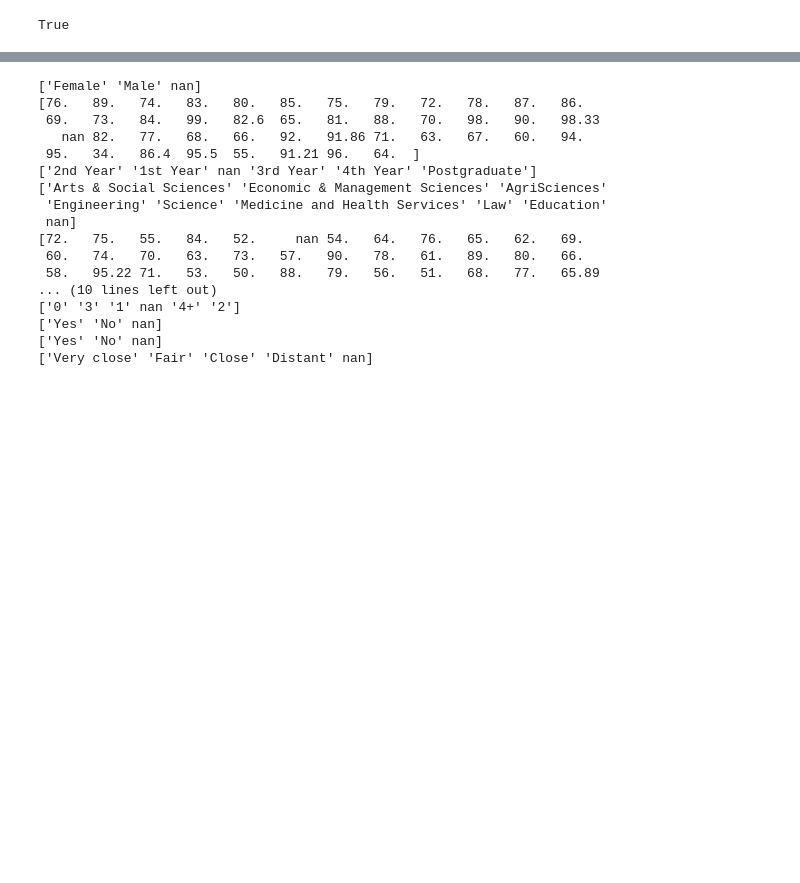
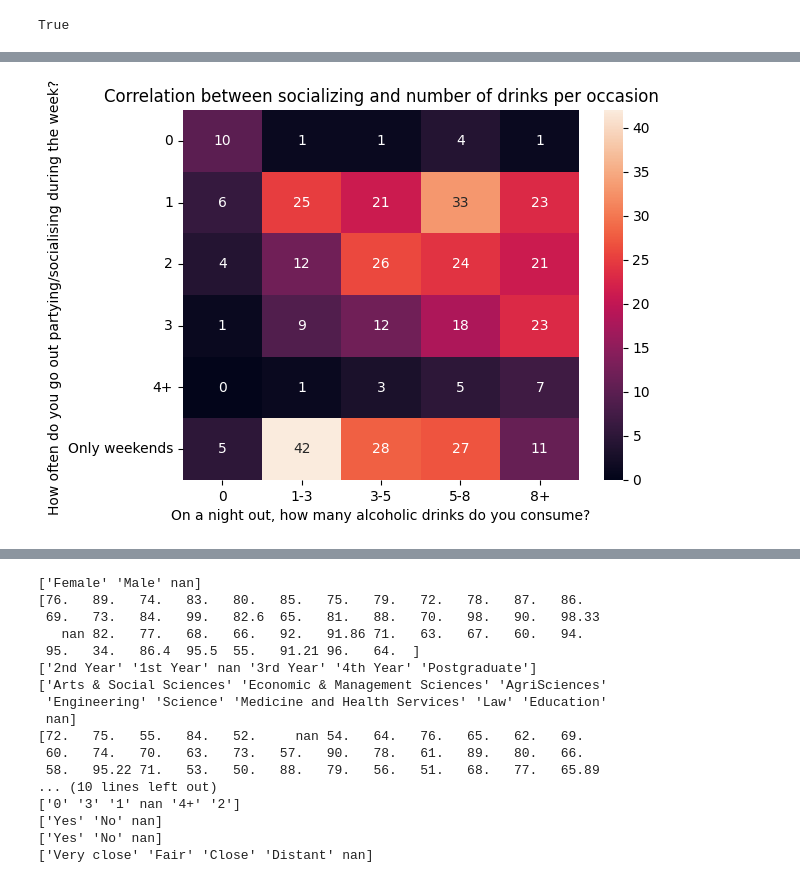
Before and after one commit to DanielJurkowski/DataAnalyticsProject, a Jupyter notebook: notebook.ipynb, the cells around one changed output, grey strips where cells are left out. Cells and saved outputs as stored; diff of their text form; code cells hidden in the pictures; blank space fills up the shorter version.

```diff
--- a/notebook.ipynb
+++ b/notebook.ipynb
@@ -53,0 +110,6 @@ The data used for this project comes from an anonymous survey comprising sixteen
+# %%
+sns.heatmap(pd.crosstab(raw_data[raw_data.columns[10]], raw_data[raw_data.columns[11]]), annot=True)
+plt.title('Correlation between socializing and number of drinks per occasion')
+plt.show()
+# %% [output]
+[figure, added]
```
Also changed, not shown: parts of 18 cells of this notebook.
